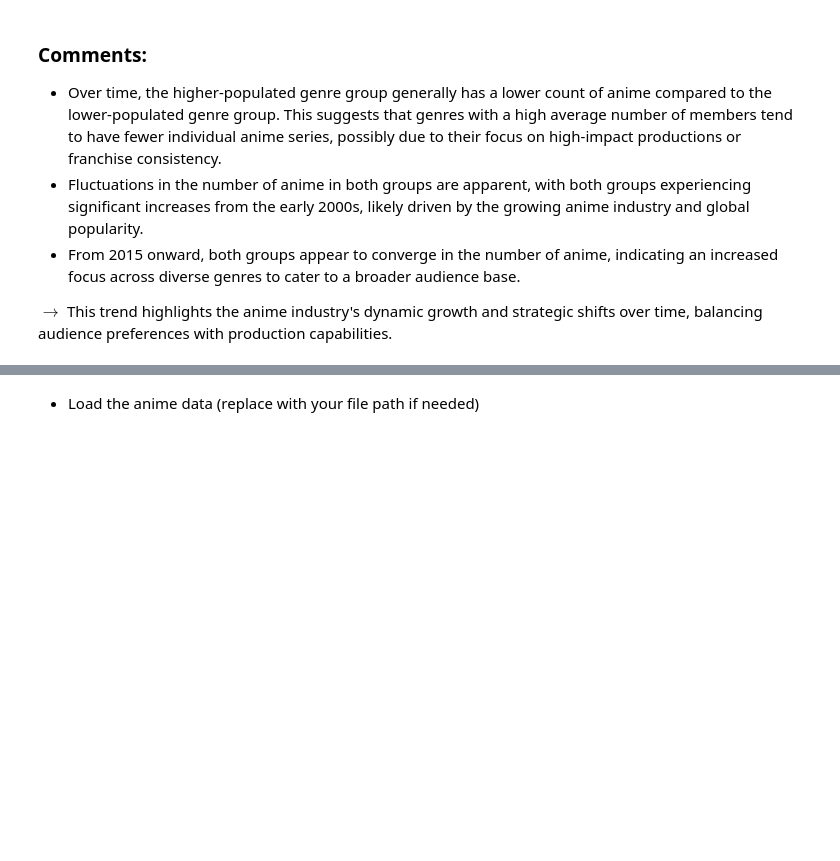
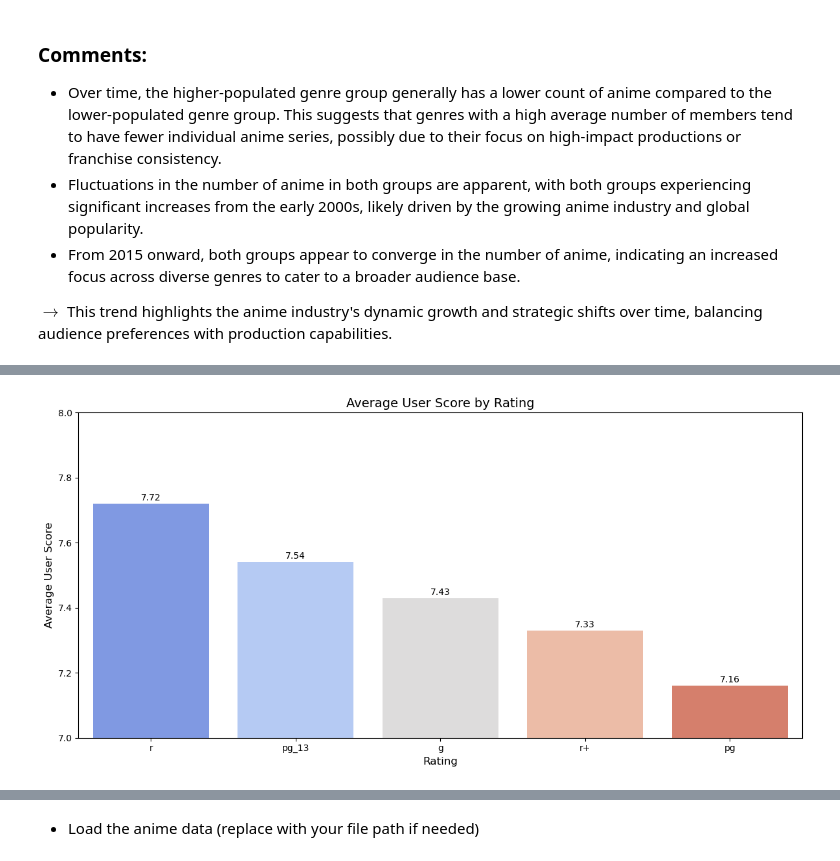
Before and after one commit to lib2509/Intro_to_DS_Final_Project, a Jupyter notebook: data_analysis.ipynb, the cells around one changed output, grey strips where cells are left out. Drawn from its saved outputs; the diff is of its cells as text; code cells hidden in the pictures; blank space fills up the shorter version.

```diff
--- a/data_analysis.ipynb
+++ b/data_analysis.ipynb
@@ -512,0 +544,10 @@ $\rightarrow$ This trend highlights the anime industry's dynamic growth and stra
+# %%
+# List of rating
+ratings = ['g', 'pg', 'pg_13', 'r', 'r+']
+# %%
+# Calculate the average User Score for each rating
+rating_user_scores = anime_data.groupby('Rating')['User Score'].mean()
+rating_user_scores = rating_user_scores.loc[ratings]
+rating_user_scores = rating_user_scores.round(2) # Round to 2 decimal places
+
+rating_user_scores
@@ -512,0 +562,38 @@ $\rightarrow$ This trend highlights the anime industry's dynamic growth and stra
+# %%
+# Visualize the result by using vertical bar chart
+rating_user_scores = rating_user_scores.reset_index()
+rating_user_scores.columns = ['Rating', 'Average User Score']
+rating_user_scores = rating_user_scores.sort_values(by='Average User Score', ascending=False).reset_index(drop=True) # Sort by Average User Score decreasingly and fix indices
+
+# Create the bar chart
+plt.figure(figsize=(12, 6))
+bar_plot = sns.barplot(
+    x='Rating',
+    y='Average User Score',
+    data=rating_user_scores,
+    palette='coolwarm',
+    hue='Rating',
+    legend=False
+)
+
+# Adjust Y-axis range
+plt.ylim(7, 8)
+
+# Add specific values on top of each bar
+for index, row in rating_user_scores.iterrows():
+    bar_plot.text(
+        x=index,
+        y=row['Average User Score'] + 0.01,  # Position above the bar
+        s=f"{row['Average User Score']:.2f}",
+        ha='center',
+        fontsize=10,
+        color='black'
+    )
+plt.title("Average User Score by Rating", fontsize=14)
+plt.xlabel("Rating", fontsize=12)
+plt.ylabel("Average User Score", fontsize=12)
+
+plt.tight_layout()
+plt.show()
+# %% [output]
+[figure, added]
```
Also changed, not shown: parts of 17 cells of this notebook.
